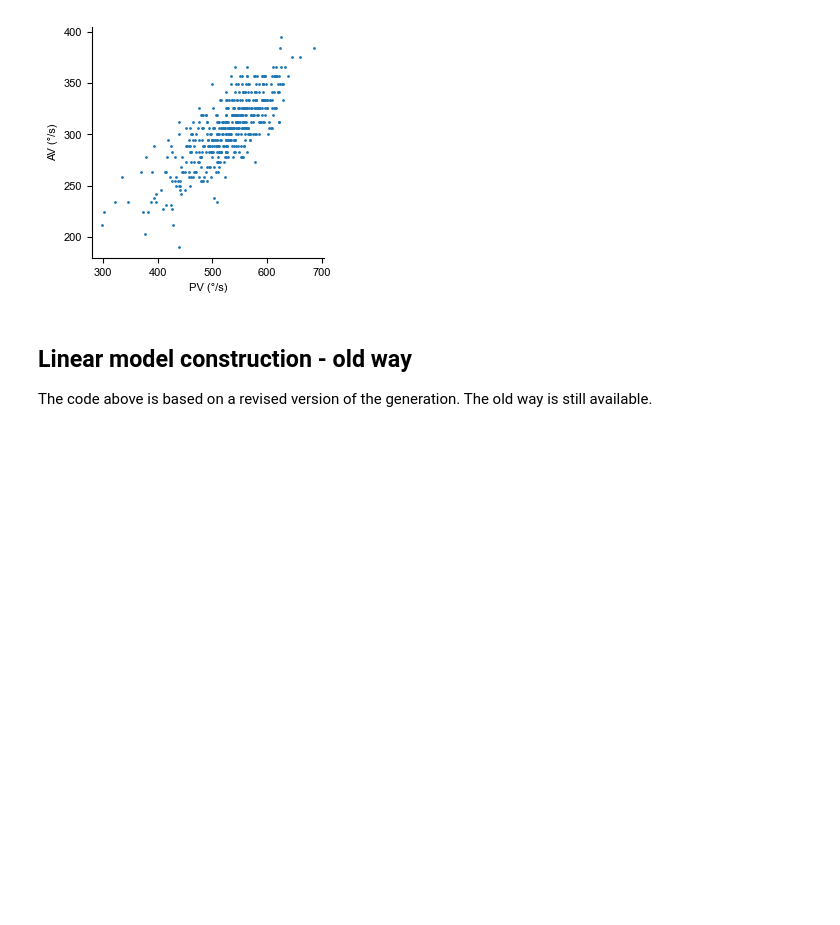
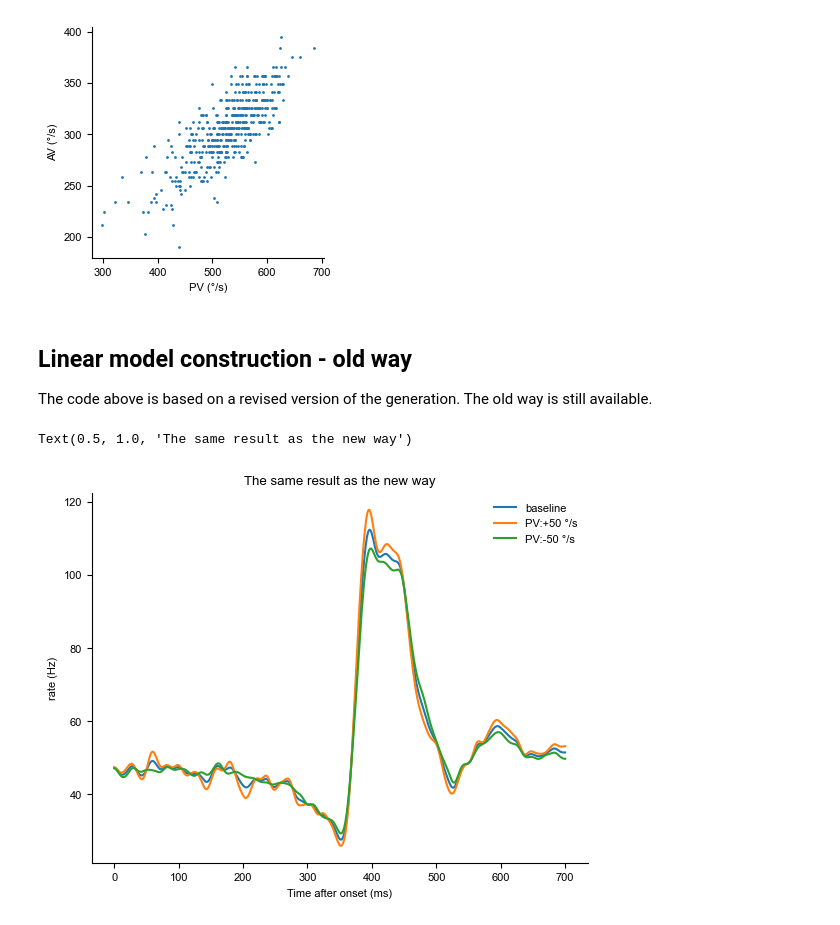
Before and after one commit to julianasdd/cbmanifold, a Jupyter notebook: notebooks/Manifold_analysis_example.ipynb, the cells around one changed output. Cells and saved outputs as stored; diff of their text form; code cells hidden in the pictures; blank space fills up the shorter version.

```diff
--- a/notebooks/Manifold_analysis_example.ipynb
+++ b/notebooks/Manifold_analysis_example.ipynb
@@ -191,5 +191,18 @@ Text(0, 0.5, 'AV (°/s)')
 
 The code above is based on a revised version of the generation. The old way is still available.
 # %%
-params = np.vstack([pv]).T # should be n_trials x 2
-lm = cbmanifold.linear_model.generate_linear_model_old('pc3', rate, params, [pv0], output_type="dict")
+# note that the old way received duration as a parameter
+params_old = np.vstack([pv, dur]).T
+
+lmol = cbmanifold.linear_model.generate_linear_model_old('pc3', rate, params_old, [pv0, av0], target_dist=15, output_type="dict")
+# %%
+_, ax = plt.subplots()
+ax.plot(lmol['ssc0'], label='baseline')
+ax.plot(lmol['ssc0']+lmol['wv0']*50, label='PV:+50 °/s')
+ax.plot(lmol['ssc0']-lmol['wv0']*50, label='PV:-50 °/s')
+ax.legend()
+ax.set(xlabel='Time after onset (ms)', ylabel='rate (Hz)')
+ax.set_title('The same result as the new way')
+# %% [output]
+Text(0.5, 1.0, 'The same result as the new way')
+[figure, added]
```
Also changed, not shown: parts of 3 cells of this notebook, 1 other file.
